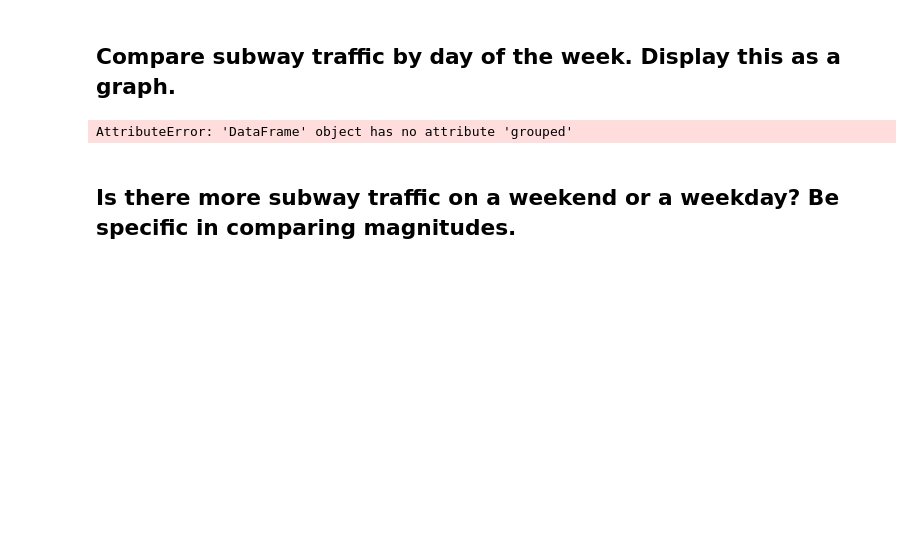
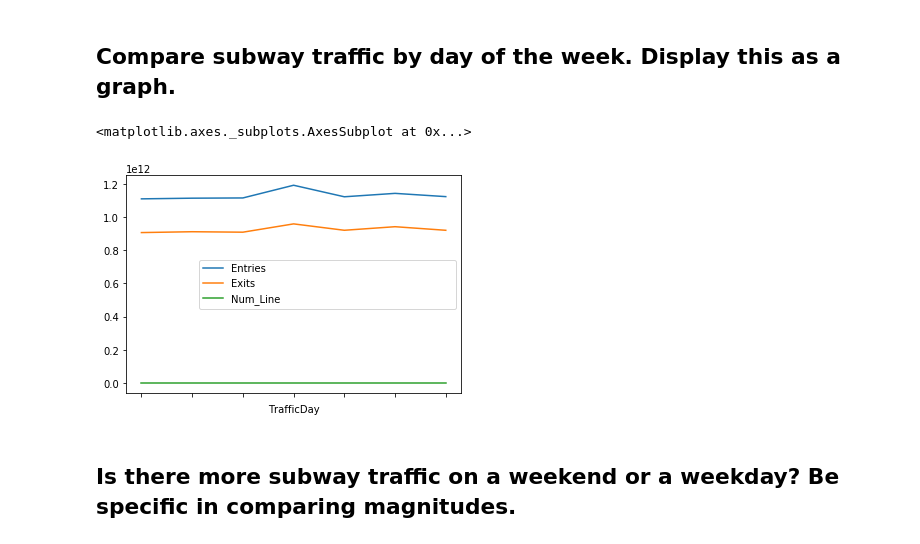
Before and after one commit to Patmbautista/dsc-0-03-08-understanding-pandas-series-and-dataframes-lab-online-ds-pt-100118, a Jupyter notebook: index.ipynb, the cells around one changed output. Drawn from its saved outputs; the diff is of its cells as text; code cells hidden in the pictures; blank space fills up the shorter version.

```diff
--- a/index.ipynb
+++ b/index.ipynb
@@ -114,13 +114,14 @@ Index(['Linename', 'C/A', 'Unit', 'Scp', 'Station', 'Division', 'Date', 'Time',
 # %%
 df.Date = pd.to_datetime(df.Date)
 
 df['TrafficDay'] = df.Date.dt.weekday_name
 
-compare = df.grouped('TrafficDay').sum()
+compare = df.groupby('TrafficDay').sum()
 
 compare.plot()
 # %% [output]
-AttributeError: 'DataFrame' object has no attribute 'grouped'
+<matplotlib.axes._subplots.AxesSubplot at 0x...>
+[figure, added]
 # %% [markdown]
 ## Is there more subway traffic on a weekend or a weekday?    Be specific in comparing magnitudes.
 # %%
```
